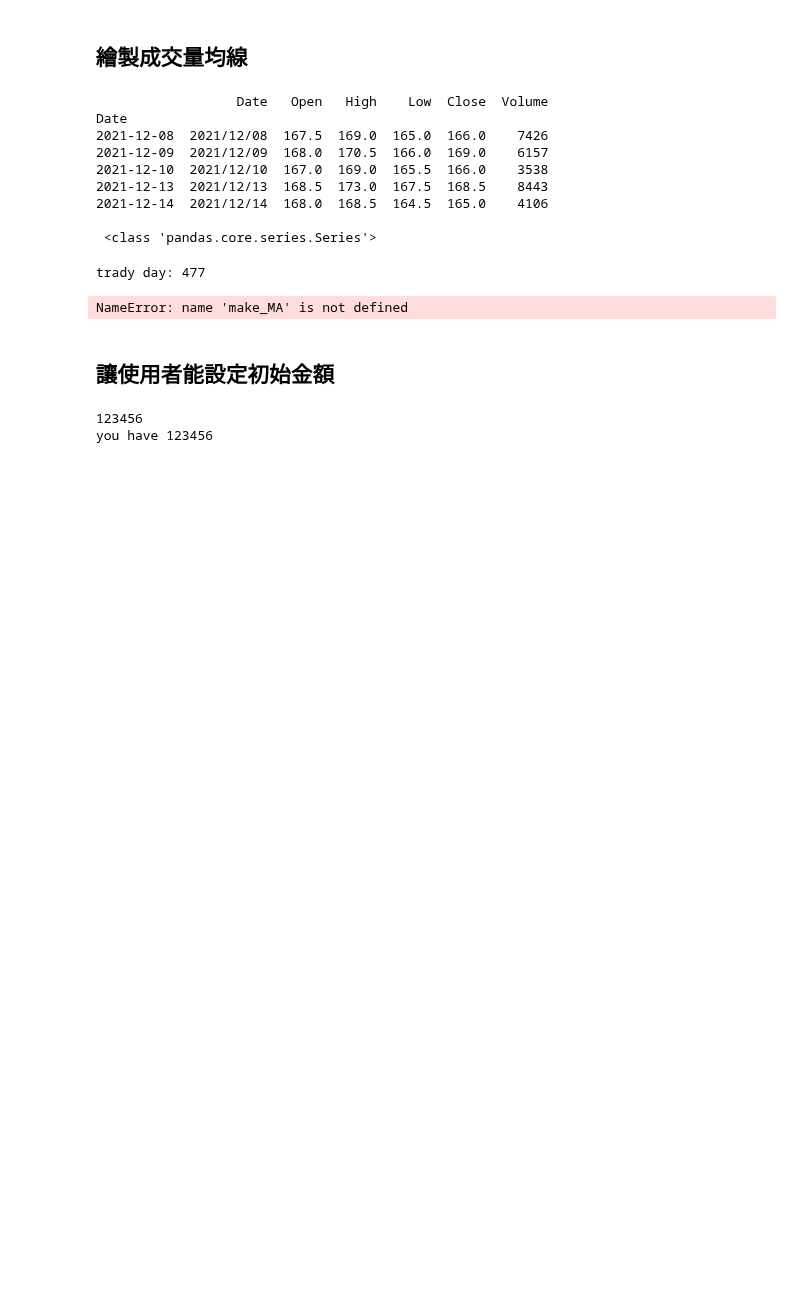
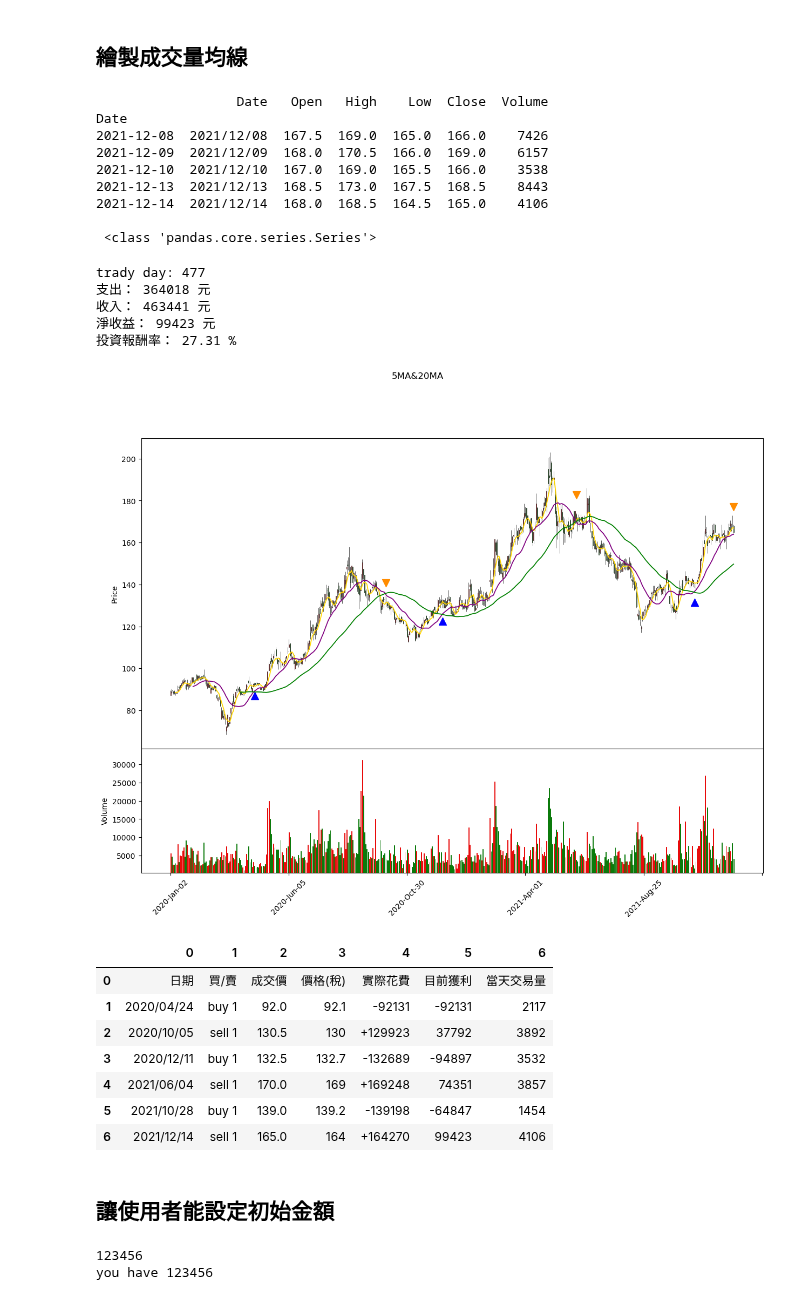
Before and after one commit to oscar50513/stock_project, a Jupyter notebook: technical_analysis/Week_1_MA/Moving_average_programming.ipynb, the cells around one changed output. Saved outputs shown, nothing was run; the diff lists cells and outputs as text; code cells hidden in the pictures; blank space fills up the shorter version.

```diff
--- a/technical_analysis/Week_1_MA/Moving_average_programming.ipynb
+++ b/technical_analysis/Week_1_MA/Moving_average_programming.ipynb
@@ -654,9 +660,9 @@ stocks_low = [line for line in stocks['Low']]
 stocks_vol = [line for line in stocks['Volume']]
 
 #策略實現
-MA_5 = make_MA(5)      #取得5日均線串列
-MA_20 = make_MA(20)    #取得20日均線串列
-MA_60 = make_MA(60)
+MA_5 = make_MA(stocks_close,5)      #取得5日均線串列
+MA_20 = make_MA(stocks_close,20)    #取得20日均線串列
+MA_60 = make_MA(stocks_close,60)
 
 #繪製買賣點所使用的串列 (初始化)
 points_buy = [np.nan] * len(stocks)    #買入點
@@ -728,34 +734,46 @@ for i in range(1, len(detail)):
 #支出、收入、淨收益、投資報酬率
 print("支出：", cost, "元")
 print("收入：", income, "元")
 print("淨收益：", income - cost, "元")
 print("投資報酬率：", round(100 * (income - cost) / cost, 2), "%")
 
 
 #點狀圖 type = 'scatter'，markersize可以更改 marker大小
 mc = mpf.make_marketcolors(up = 'r', down = 'g', volume = 'inherit') # volume='inherit', edge='inherit'
 cs = mpf.make_mpf_style(marketcolors = mc)
 kwargs = dict(type = 'candle', figscale = 2, style = cs, volume=True,\
              scale_width_adjustment = dict(volume = 0.5)) # volume=True
 addplots = [
             mpf.make_addplot(points_buy, type = 'scatter', color = 'blue', marker = '^', markersize = 100),
             mpf.make_addplot(points_sell, type = 'scatter', color = 'darkorange', marker = 'v', markersize = 100),
             mpf.make_addplot(MA_5, color = 'gold'),
             mpf.make_addplot(MA_20, color = 'purple'),
             mpf.make_addplot(MA_60, color = 'green')
            ]
 
 mpf.plot(stocks, **kwargs, addplot = addplots,title='5MA&20MA')
 
 detail = pd.DataFrame(detail)
 detail
 
 # 5ma 20ma vol>5000 14.11%
 # 5ma 60ma 10.66%
 # 20ma 60ma 27.31%
 # %% [output]
 trady day: 477
+支出： 364018 元
+收入： 463441 元
+淨收益： 99423 元
+投資報酬率： 27.31 %
-NameError: name 'make_MA' is not defined
+[figure, added]
+|  | 0 | 1 | 2 | 3 | 4 | 5 | 6 |
+| 0 | 日期 | 買/賣 | 成交價 | 價格(稅) | 實際花費 | 目前獲利 | 當天交易量 |
+| 1 | 2020/04/24 | buy 1 | 92.0 | 92.1 | -92131 | -92131 | 2117 |
+| 2 | 2020/10/05 | sell 1 | 130.5 | 130 | +129923 | 37792 | 3892 |
+| 3 | 2020/12/11 | buy 1 | 132.5 | 132.7 | -132689 | -94897 | 3532 |
+| 4 | 2021/06/04 | sell 1 | 170.0 | 169 | +169248 | 74351 | 3857 |
+| 5 | 2021/10/28 | buy 1 | 139.0 | 139.2 | -139198 | -64847 | 1454 |
+| 6 | 2021/12/14 | sell 1 | 165.0 | 164 | +164270 | 99423 | 4106 |
 # %% [markdown]
 ## 讓使用者能設定初始金額
 # %%
```
Also changed, not shown: parts of 1 cell of this notebook, 1 other file.
